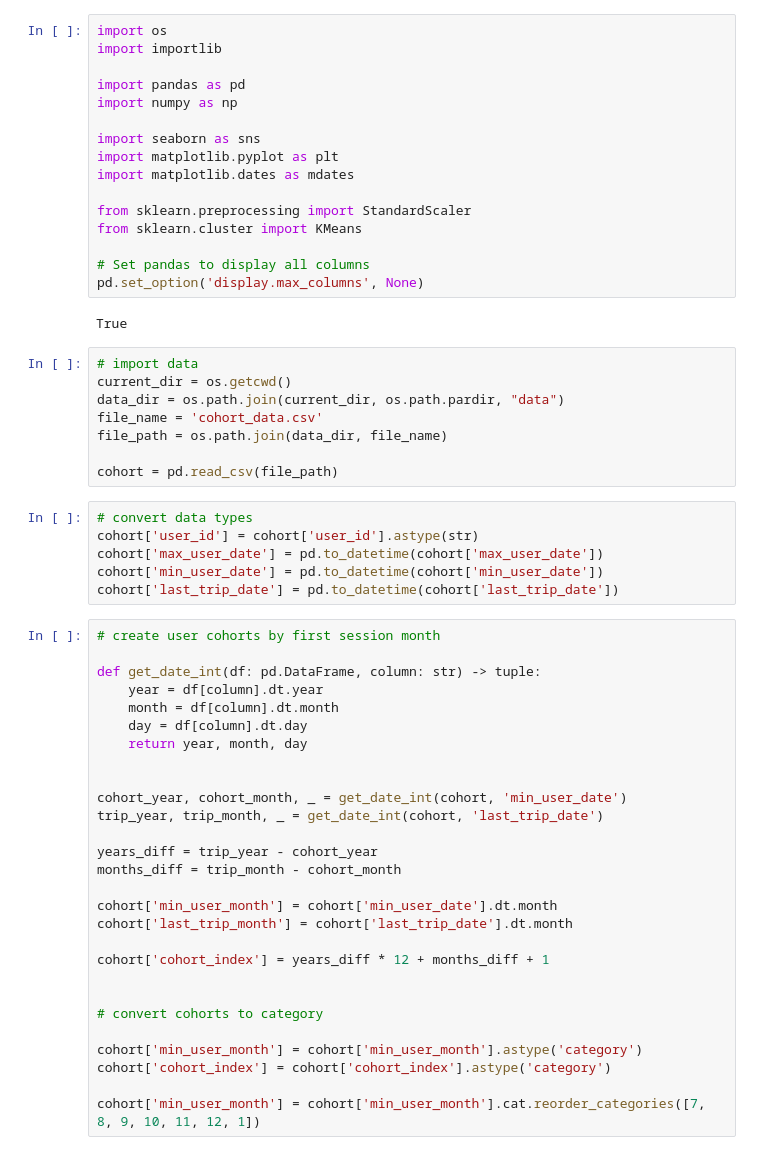
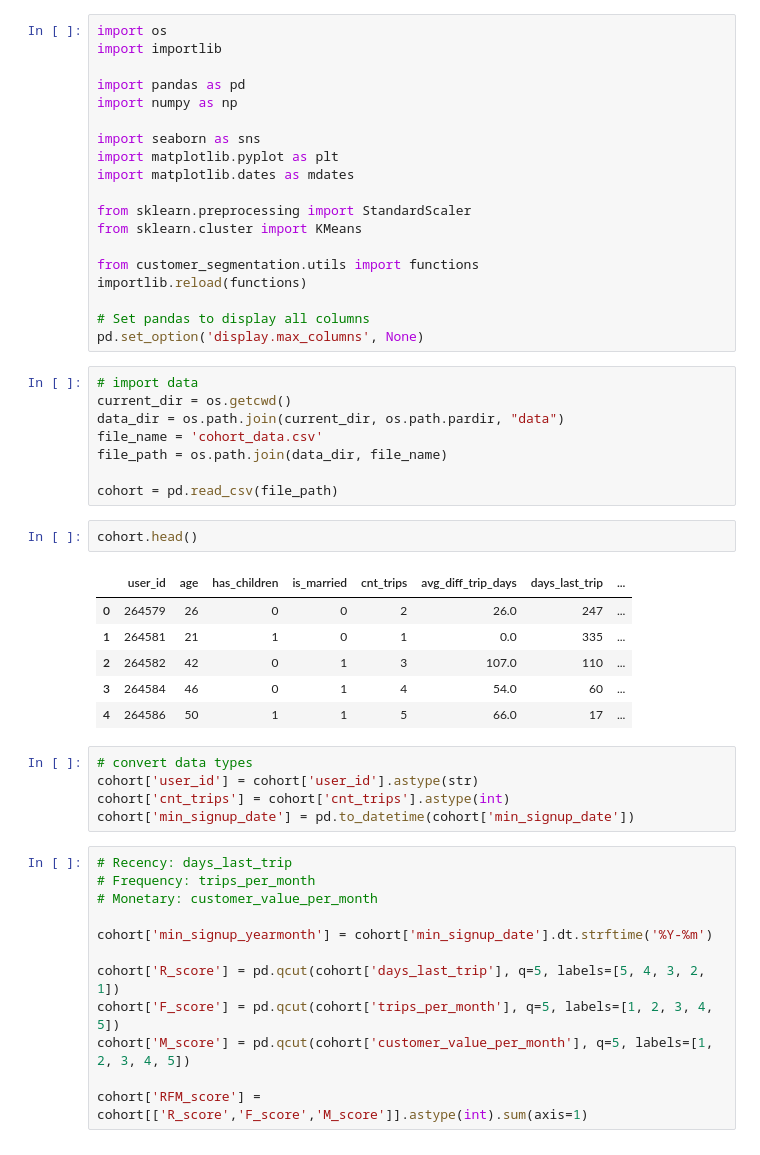
Before and after one commit to bfreiheit/customer_segmentation, a Jupyter notebook: notebooks/RFM.ipynb, the cells around one changed output. Cells and saved outputs as stored; diff of their text form.

```diff
--- a/notebooks/RFM.ipynb
+++ b/notebooks/RFM.ipynb
@@ -12,10 +12,11 @@ import matplotlib.dates as mdates
 from sklearn.preprocessing import StandardScaler
 from sklearn.cluster import KMeans
 
+from customer_segmentation.utils import functions
+importlib.reload(functions)
+
 # Set pandas to display all columns
 pd.set_option('display.max_columns', None)
-# %% [output]
-True
 # %%
 # import data
 current_dir = os.getcwd()
@@ -24,37 +25,29 @@ file_name = 'cohort_data.csv'
 file_path = os.path.join(data_dir, file_name)
 
 cohort = pd.read_csv(file_path)
+# %%
+cohort.head()
+# %% [output]
+|  | user_id | age | has_children | is_married | cnt_trips | avg_diff_trip_days | days_last_trip | ... |
+| 0 | 264579 | 26 | 0 | 0 | 2 | 26.0 | 247 | ... |
+| 1 | 264581 | 21 | 1 | 0 | 1 | 0.0 | 335 | ... |
+| 2 | 264582 | 42 | 0 | 1 | 3 | 107.0 | 110 | ... |
+| 3 | 264584 | 46 | 0 | 1 | 4 | 54.0 | 60 | ... |
+| 4 | 264586 | 50 | 1 | 1 | 5 | 66.0 | 17 | ... |
 # %%
 # convert data types
 cohort['user_id'] = cohort['user_id'].astype(str)
-cohort['max_user_date'] = pd.to_datetime(cohort['max_user_date'])
-cohort['min_user_date'] = pd.to_datetime(cohort['min_user_date'])
-cohort['last_trip_date'] = pd.to_datetime(cohort['last_trip_date'])
+cohort['cnt_trips'] = cohort['cnt_trips'].astype(int)
+cohort['min_signup_date'] = pd.to_datetime(cohort['min_signup_date'])
 # %%
-# create user cohorts by first session month
+# Recency: days_last_trip
+# Frequency: trips_per_month
+# Monetary: customer_value_per_month
 
-def get_date_int(df: pd.DataFrame, column: str) -> tuple:
-    year = df[column].dt.year
-    month = df[column].dt.month
-    day = df[column].dt.day
-    return year, month, day
+cohort['min_signup_yearmonth'] = cohort['min_signup_date'].dt.strftime('%Y-%m')
 
+cohort['R_score'] = pd.qcut(cohort['days_last_trip'], q=5, labels=[5, 4, 3, 2, 1])
+cohort['F_score'] = pd.qcut(cohort['trips_per_month'], q=5, labels=[1, 2, 3, 4, 5])
+cohort['M_score'] = pd.qcut(cohort['customer_value_per_month'], q=5, labels=[1, 2, 3, 4, 5])
 
-cohort_year, cohort_month, _ = get_date_int(cohort, 'min_user_date')
-trip_year, trip_month, _ = get_date_int(cohort, 'last_trip_date')
-
-years_diff = trip_year - cohort_year
-months_diff = trip_month - cohort_month
-
-cohort['min_user_month'] = cohort['min_user_date'].dt.month
-cohort['last_trip_month'] = cohort['last_trip_date'].dt.month
-
-cohort['cohort_index'] = years_diff * 12 + months_diff + 1
-
-
-# convert cohorts to category
-
-cohort['min_user_month'] = cohort['min_user_month'].astype('category')
-cohort['cohort_index'] = cohort['cohort_index'].astype('category')
-
-cohort['min_user_month'] = cohort['min_user_month'].cat.reorder_categories([7, 8, 9, 10, 11, 12, 1])
+cohort['RFM_score'] = cohort[['R_score','F_score','M_score']].astype(int).sum(axis=1)
```
Also changed, not shown: parts of 6 cells of this notebook, 1 other file.
